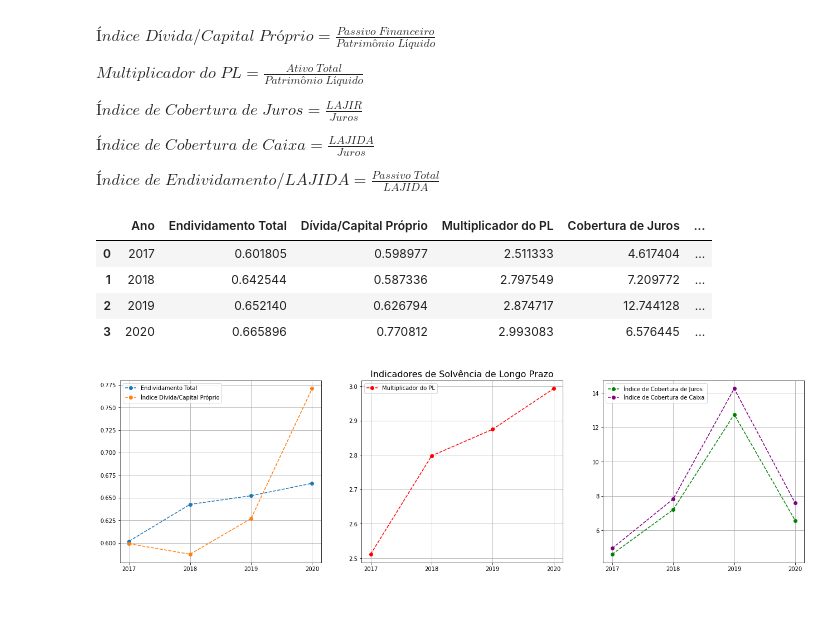
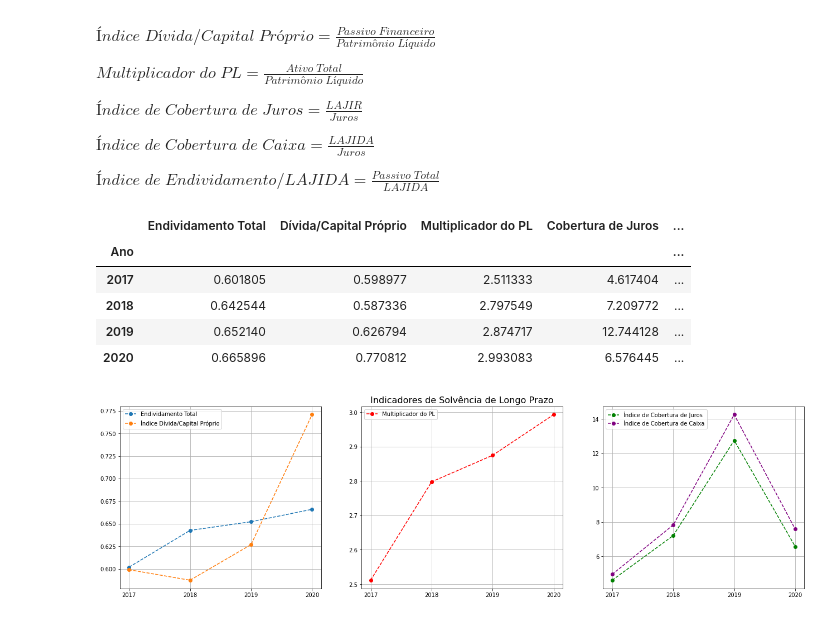
Before and after one commit to pedrotramos/Analise-MRV, a Jupyter notebook: APS.ipynb, the cells around one changed output. Drawn from its saved outputs; the diff is of its cells as text; code cells hidden in the pictures.

```diff
--- a/APS.ipynb
+++ b/APS.ipynb
@@ -24,7 +24,7 @@ DRE.dropna(how='all', axis='columns', inplace=True); # ; supress output
 # %% [markdown]
 ## Função para encontrar células nos DataFrames com base em DF, nome da conta e ano
 # %%
-def getValue(df, nome_coluna_principal, ano, coluna_principal="MRV ON (R$ em milhares)"):
+def getValue(df, nome_coluna_principal, ano, coluna_principal="MRV ON"):
     return df[df[coluna_principal] == nome_coluna_principal][ano].values[0]
 # %% [markdown]
 ## Indicadores de Solvência de Curto Prazo
@@ -119,38 +121,40 @@ for i in years:
     lajir = getValue(DRE, '(=) LAJIR', i)
     lajida = lajir + getValue(DFC, 'Depreciação, Amortização e Exaustão', i)
     juros = getValue(DRE, '(-) Despesas Financeiras', i)
 
     endividamentoTotal_ = passivoTotal / ativoTotal
     dividaPorCapitalProprio_ = dividaTotal / patrimonioLiquido
     multPatrimonioLiq_ = ativoTotal / patrimonioLiquido
     coberturaJuros_ = lajir / juros
     coberturaCaixa_ = lajida / juros
     endividamentoLajida_ = passivoTotal / lajida
 
     endividamentoTotal.append(endividamentoTotal_)
     dividaPorCapitalProprio.append(dividaPorCapitalProprio_)
     multPatrimonioLiq.append(multPatrimonioLiq_)
     coberturaJuros.append(coberturaJuros_)
     coberturaCaixa.append(coberturaCaixa_)
     endividamentoLAJIDA.append(endividamentoLajida_)
 
 solvenciaLP = pd.DataFrame()
 
 solvenciaLP["Ano"] = years
 solvenciaLP["Endividamento Total"] = endividamentoTotal
 solvenciaLP["Dívida/Capital Próprio"] = dividaPorCapitalProprio
 solvenciaLP["Multiplicador do PL"] = multPatrimonioLiq
 solvenciaLP["Cobertura de Juros"] = coberturaJuros
 solvenciaLP["Cobertura de Caixa"] = coberturaCaixa
 solvenciaLP["Endividamento LAJIDA"] = endividamentoLAJIDA
 
+solvenciaLP.set_index("Ano", inplace=True)
 solvenciaLP
 # %% [output]
-|  | Ano | Endividamento Total | Dívida/Capital Próprio | Multiplicador do PL | Cobertura de Juros | ... |
-| 0 | 2017 | 0.601805 | 0.598977 | 2.511333 | 4.617404 | ... |
-| 1 | 2018 | 0.642544 | 0.587336 | 2.797549 | 7.209772 | ... |
-| 2 | 2019 | 0.652140 | 0.626794 | 2.874717 | 12.744128 | ... |
-| 3 | 2020 | 0.665896 | 0.770812 | 2.993083 | 6.576445 | ... |
+|  | Endividamento Total | Dívida/Capital Próprio | Multiplicador do PL | Cobertura de Juros | ... |
+| Ano |  |  |  |  | ... |
+| 2017 | 0.601805 | 0.598977 | 2.511333 | 4.617404 | ... |
+| 2018 | 0.642544 | 0.587336 | 2.797549 | 7.209772 | ... |
+| 2019 | 0.652140 | 0.626794 | 2.874717 | 12.744128 | ... |
+| 2020 | 0.665896 | 0.770812 | 2.993083 | 6.576445 | ... |
 # %%
 fig, (ax1, ax2, ax3) = plt.subplots(nrows=1, ncols=3, figsize=(22, 6))
 ax1.plot(years, endividamentoTotal, 'o--', label="Endividamento Total")
```
Also changed, not shown: parts of 14 cells of this notebook, 2 other files.
